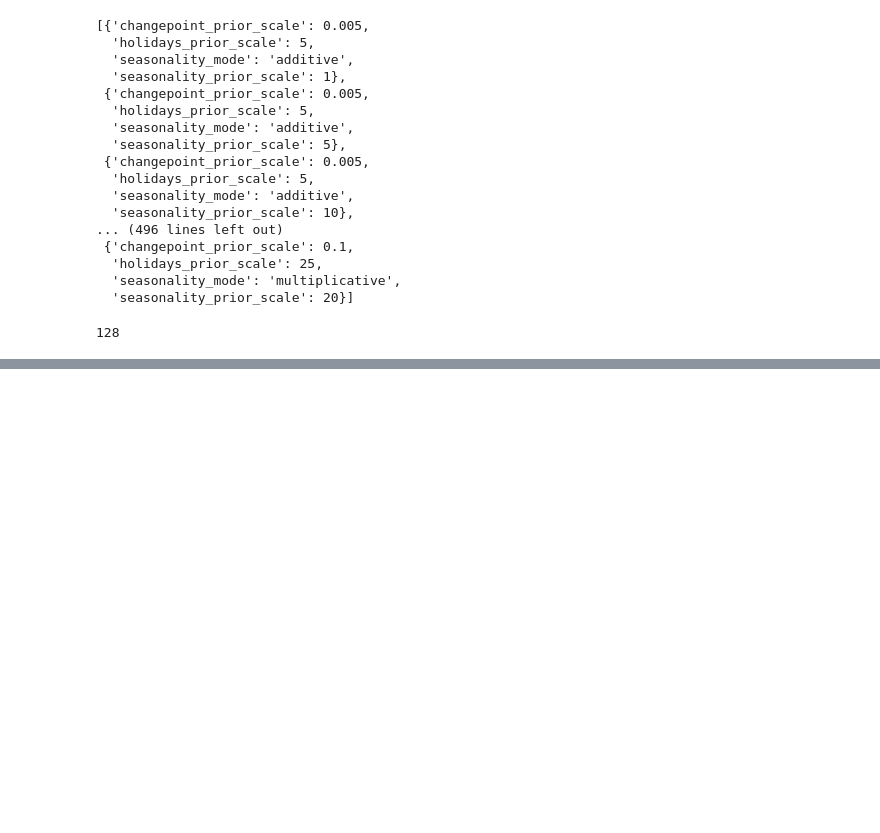
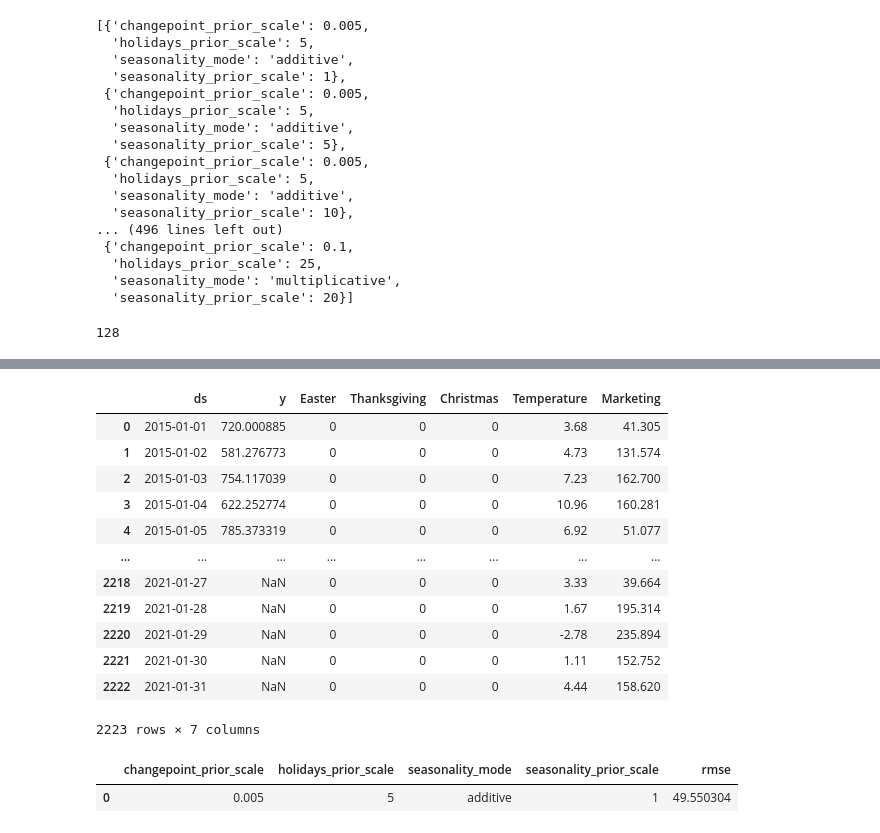
Before and after one commit to ultragorira/AI_and_ML, a Jupyter notebook: TimeSeries/ZTM_TimeSeries/Facebook_Prophet.ipynb, the cells around one changed output, grey strips where cells are left out. Saved outputs shown, nothing was run; the diff lists cells and outputs as text; code cells hidden in the pictures; blank space fills up the shorter version.

Commit message:
Get Best Params post Training, prep to forecasting

```diff
--- a/TimeSeries/ZTM_TimeSeries/Facebook_Prophet.ipynb
+++ b/TimeSeries/ZTM_TimeSeries/Facebook_Prophet.ipynb
@@ -242,0 +284,6 @@ Running 6 / 128
+# %%
+future_df = pd.read_csv("future.csv")
+future_df = future_df.rename(columns={"Demand" : "y",
+                        "Date" : "ds"})
+future_df.ds = pd.to_datetime(future_df.ds, format='%m/%d/%Y')
+future_df.head(10)
@@ -242,0 +302,17 @@ Running 6 / 128
+# %%
+df_concat = pd.concat([df, future_df]).reset_index(drop=True)
+df_concat
+# %% [output]
+|  | ds | y | Easter | Thanksgiving | Christmas | Temperature | Marketing |
+| 0 | 2015-01-01 | 720.000885 | 0 | 0 | 0 | 3.68 | 41.305 |
+| 1 | 2015-01-02 | 581.276773 | 0 | 0 | 0 | 4.73 | 131.574 |
+| 2 | 2015-01-03 | 754.117039 | 0 | 0 | 0 | 7.23 | 162.700 |
+| 3 | 2015-01-04 | 622.252774 | 0 | 0 | 0 | 10.96 | 160.281 |
+| 4 | 2015-01-05 | 785.373319 | 0 | 0 | 0 | 6.92 | 51.077 |
+| ... | ... | ... | ... | ... | ... | ... | ... |
+| 2218 | 2021-01-27 | NaN | 0 | 0 | 0 | 3.33 | 39.664 |
+| 2219 | 2021-01-28 | NaN | 0 | 0 | 0 | 1.67 | 195.314 |
+| 2220 | 2021-01-29 | NaN | 0 | 0 | 0 | -2.78 | 235.894 |
+| 2221 | 2021-01-30 | NaN | 0 | 0 | 0 | 1.11 | 152.752 |
+| 2222 | 2021-01-31 | NaN | 0 | 0 | 0 | 4.44 | 158.620 |
+2223 rows × 7 columns
@@ -242,0 +341,6 @@ Running 6 / 128
+# %%
+params = pd.read_csv("best_results.csv")
+params
+# %% [output]
+|  | changepoint_prior_scale | holidays_prior_scale | seasonality_mode | seasonality_prior_scale | rmse |
+| 0 | 0.005 | 5 | additive | 1 | 49.550304 |
```
Also changed, not shown: parts of 13 cells of this notebook.
